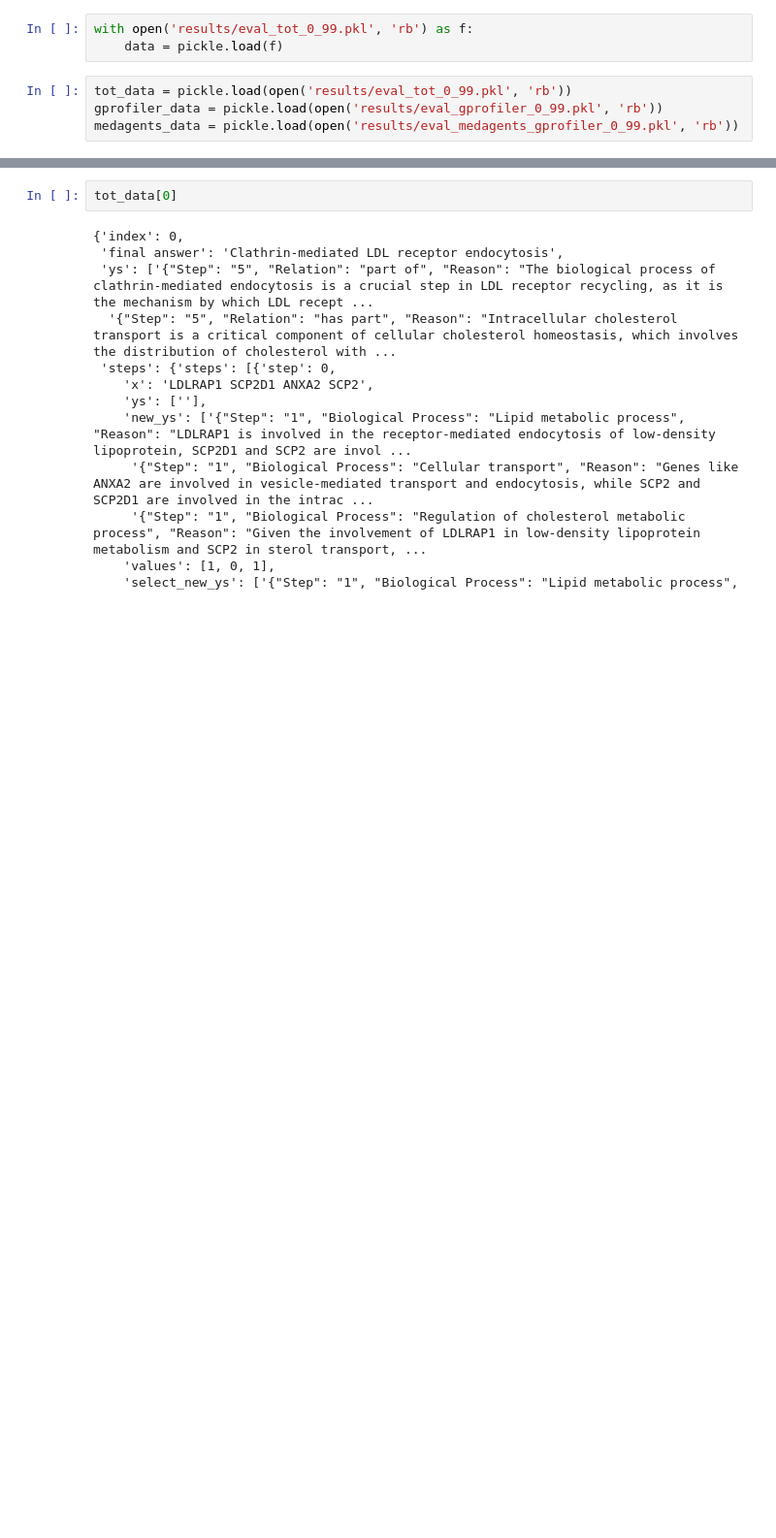
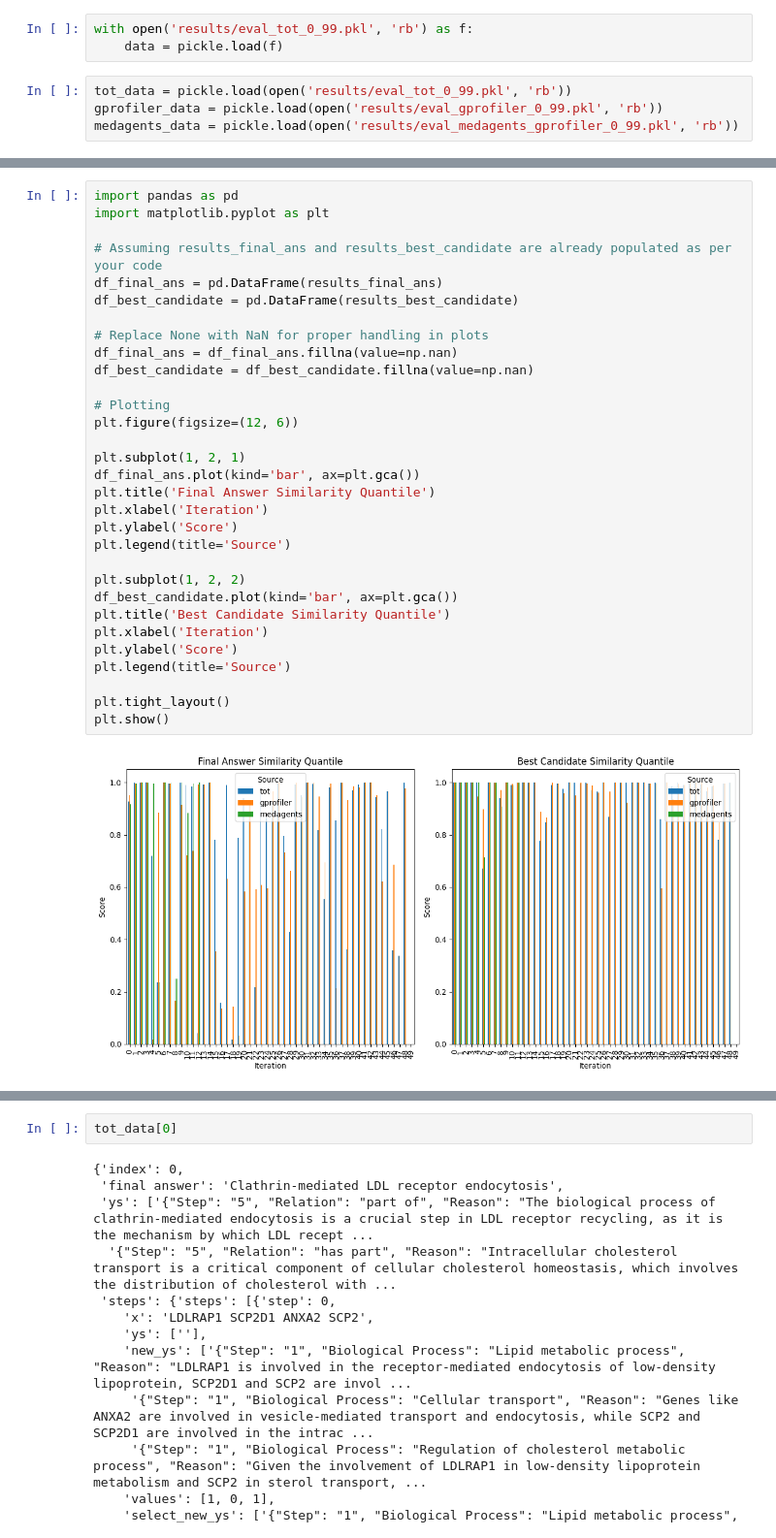
Before and after one commit to xocelyk/tot-gene-sets, a Jupyter notebook: start.ipynb, the cells around one changed output, grey strips where cells are left out. Shown at 97% size. Cells and saved outputs as stored; diff of their text form; blank space fills up the shorter version.

Commit message:
some evals and visualization

```diff
--- a/start.ipynb
+++ b/start.ipynb
@@ -344,0 +386,33 @@ medagents_data = pickle.load(open('results/eval_medagents_gprofiler_0_99.pkl', '
+# %%
+import pandas as pd
+import matplotlib.pyplot as plt
+
+# Assuming results_final_ans and results_best_candidate are already populated as per your code
+df_final_ans = pd.DataFrame(results_final_ans)
+df_best_candidate = pd.DataFrame(results_best_candidate)
+
+# Replace None with NaN for proper handling in plots
+df_final_ans = df_final_ans.fillna(value=np.nan)
+df_best_candidate = df_best_candidate.fillna(value=np.nan)
+
+# Plotting
+plt.figure(figsize=(12, 6))
+
+plt.subplot(1, 2, 1)
+df_final_ans.plot(kind='bar', ax=plt.gca())
+plt.title('Final Answer Similarity Quantile')
+plt.xlabel('Iteration')
+plt.ylabel('Score')
+plt.legend(title='Source')
+
+plt.subplot(1, 2, 2)
+df_best_candidate.plot(kind='bar', ax=plt.gca())
+plt.title('Best Candidate Similarity Quantile')
+plt.xlabel('Iteration')
+plt.ylabel('Score')
+plt.legend(title='Source')
+
+plt.tight_layout()
+plt.show()
+# %% [output]
+[figure, added]
```
Also changed, not shown: parts of 33 cells of this notebook.
